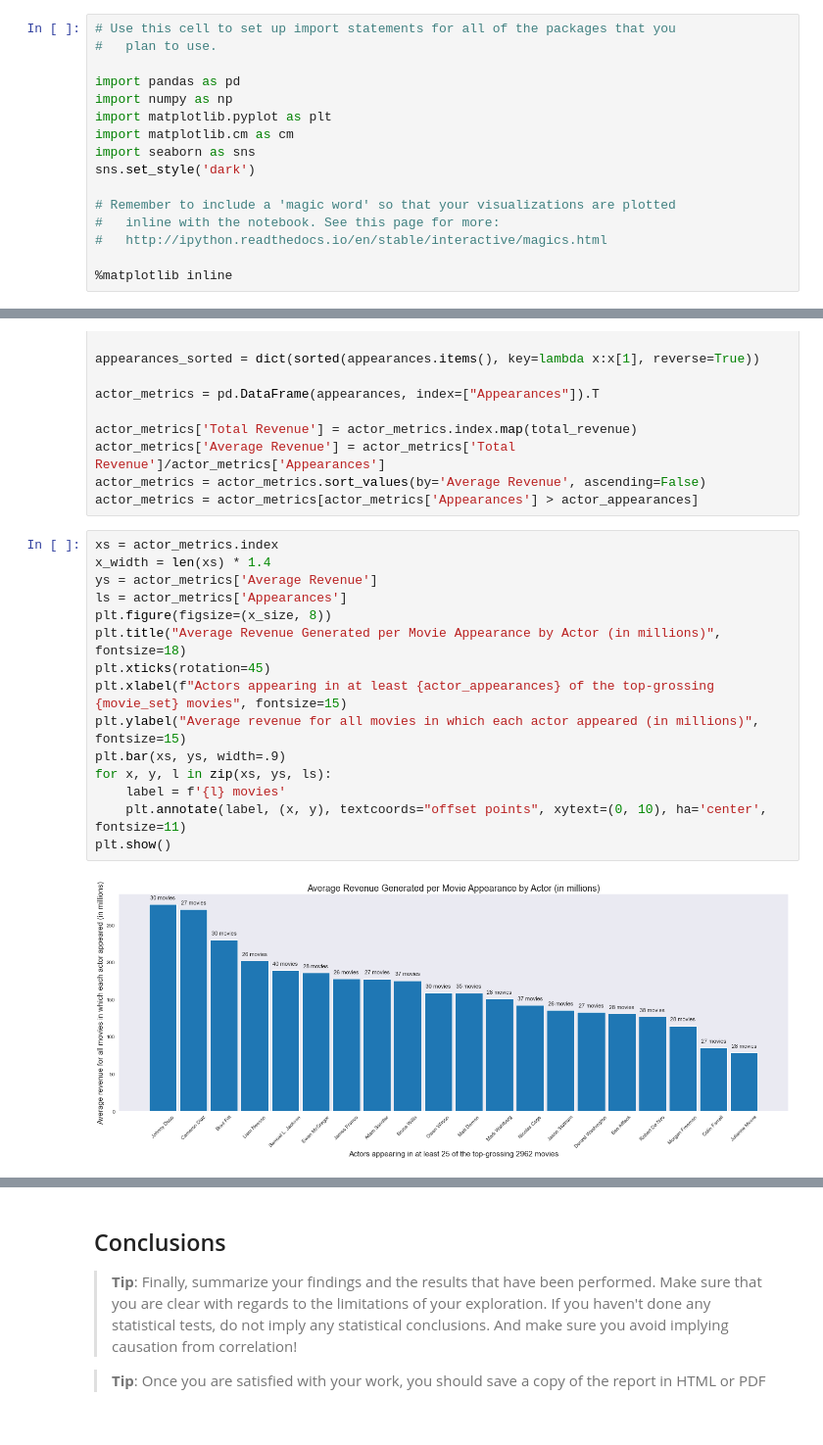
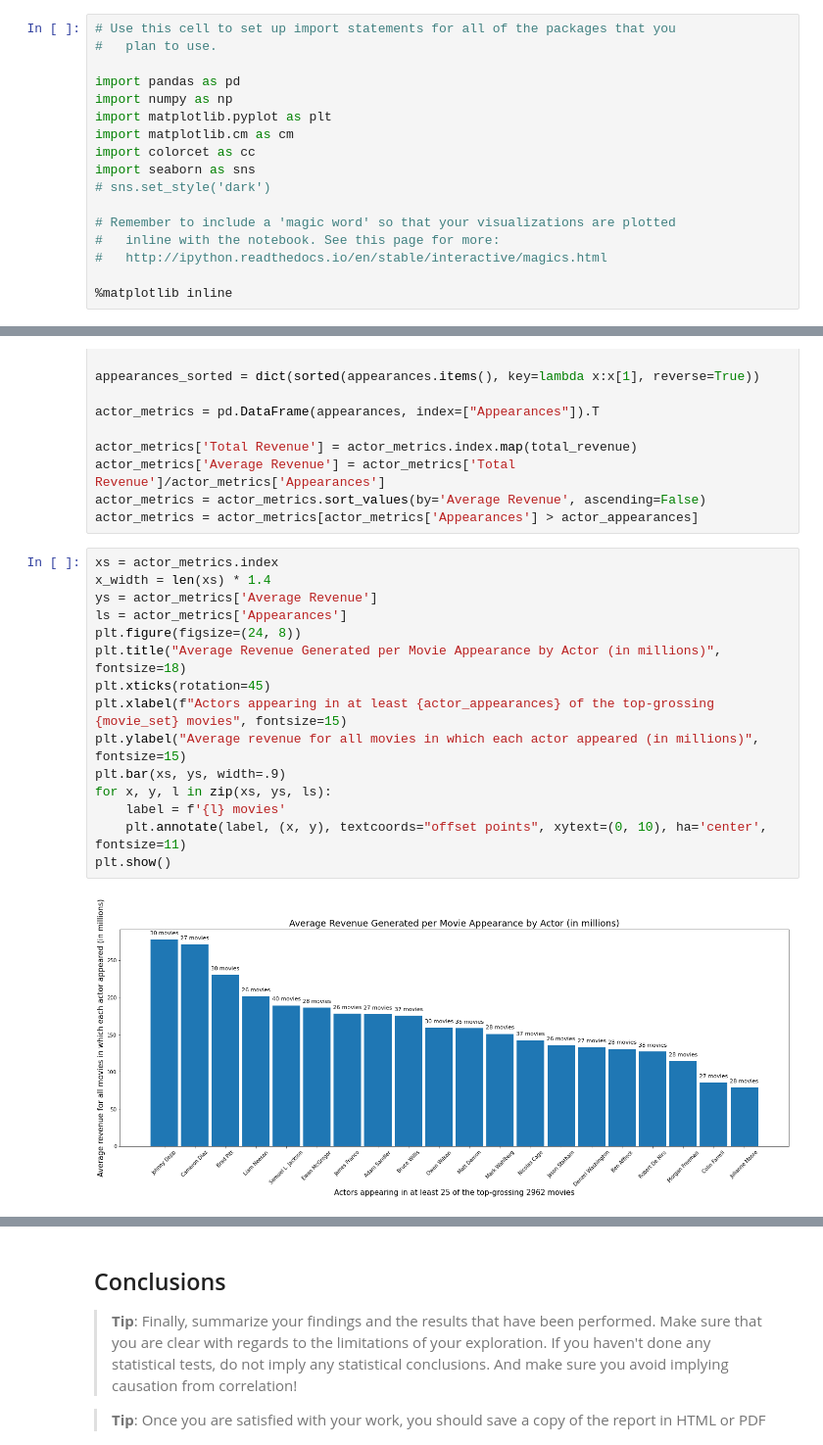
Before and after one commit to chupwalla/investigate_dataset, a Jupyter notebook: project_one.ipynb, the cells around one changed output, grey strips where cells are left out. Shown at 98% size. Cells and saved outputs as stored; diff of their text form; blank space fills up the shorter version.

```diff
--- a/project_one.ipynb
+++ b/project_one.ipynb
@@ -28,8 +30,9 @@ import pandas as pd
 import numpy as np
 import matplotlib.pyplot as plt
 import matplotlib.cm as cm
+import colorcet as cc
 import seaborn as sns
-sns.set_style('dark')
+# sns.set_style('dark')
 
 # Remember to include a 'magic word' so that your visualizations are plotted
 #   inline with the notebook. See this page for more:
@@ -236,17 +239,17 @@ actor_metrics = actor_metrics[actor_metrics['Appearances'] > actor_appearances]
 # %%
 xs = actor_metrics.index
 x_width = len(xs) * 1.4
 ys = actor_metrics['Average Revenue']
 ls = actor_metrics['Appearances']
-plt.figure(figsize=(x_size, 8))
+plt.figure(figsize=(24, 8))
 plt.title("Average Revenue Generated per Movie Appearance by Actor (in millions)", fontsize=18)
 plt.xticks(rotation=45)
 plt.xlabel(f"Actors appearing in at least {actor_appearances} of the top-grossing {movie_set} movies", fontsize=15)
 plt.ylabel("Average revenue for all movies in which each actor appeared (in millions)", fontsize=15)
 plt.bar(xs, ys, width=.9)
 for x, y, l in zip(xs, ys, ls):
     label = f'{l} movies'
     plt.annotate(label, (x, y), textcoords="offset points", xytext=(0, 10), ha='center', fontsize=11)
 plt.show()
 # %% [output]
-[figure, old version]
+[figure, new version]
```
Also changed, not shown: parts of 25 cells of this notebook.
